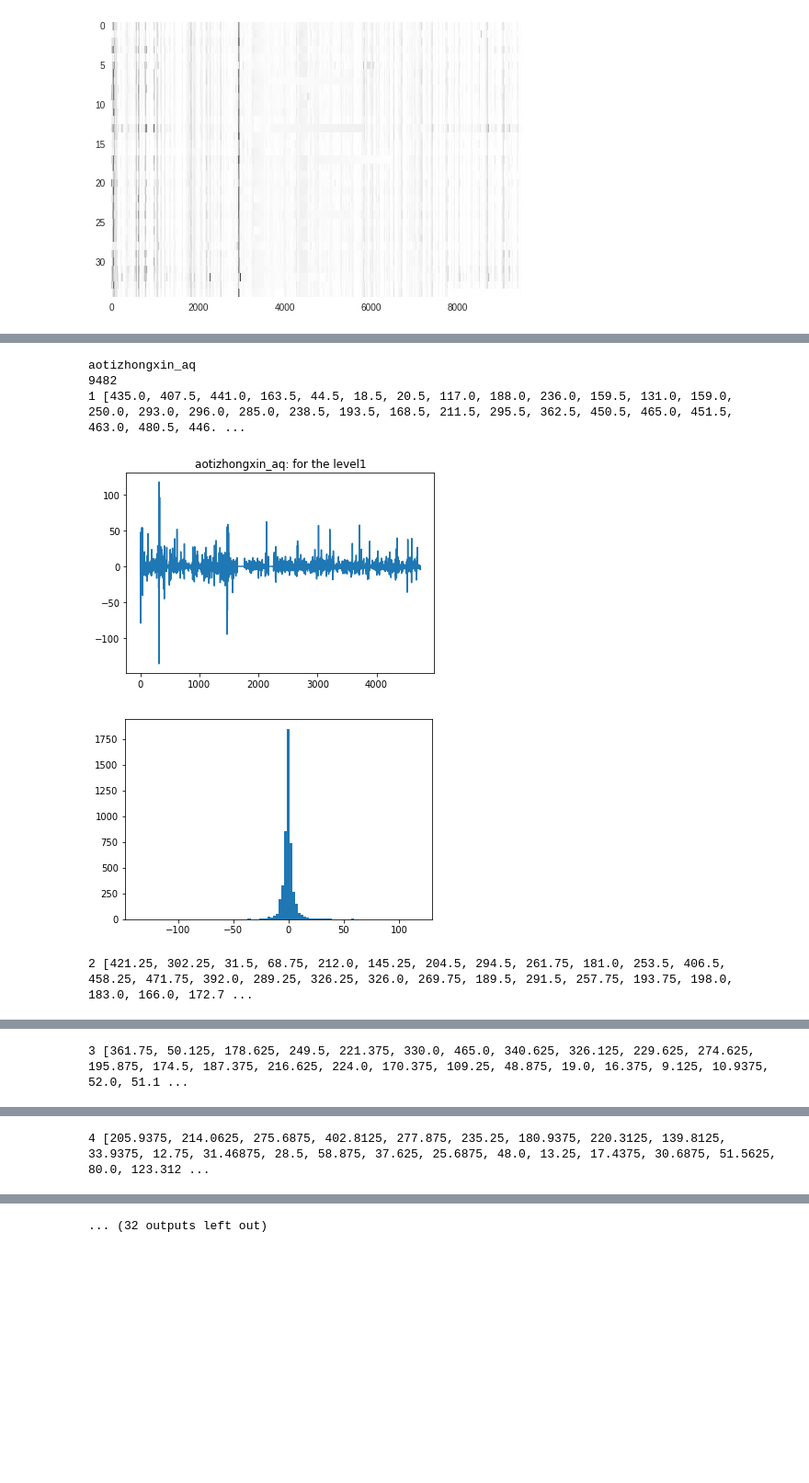
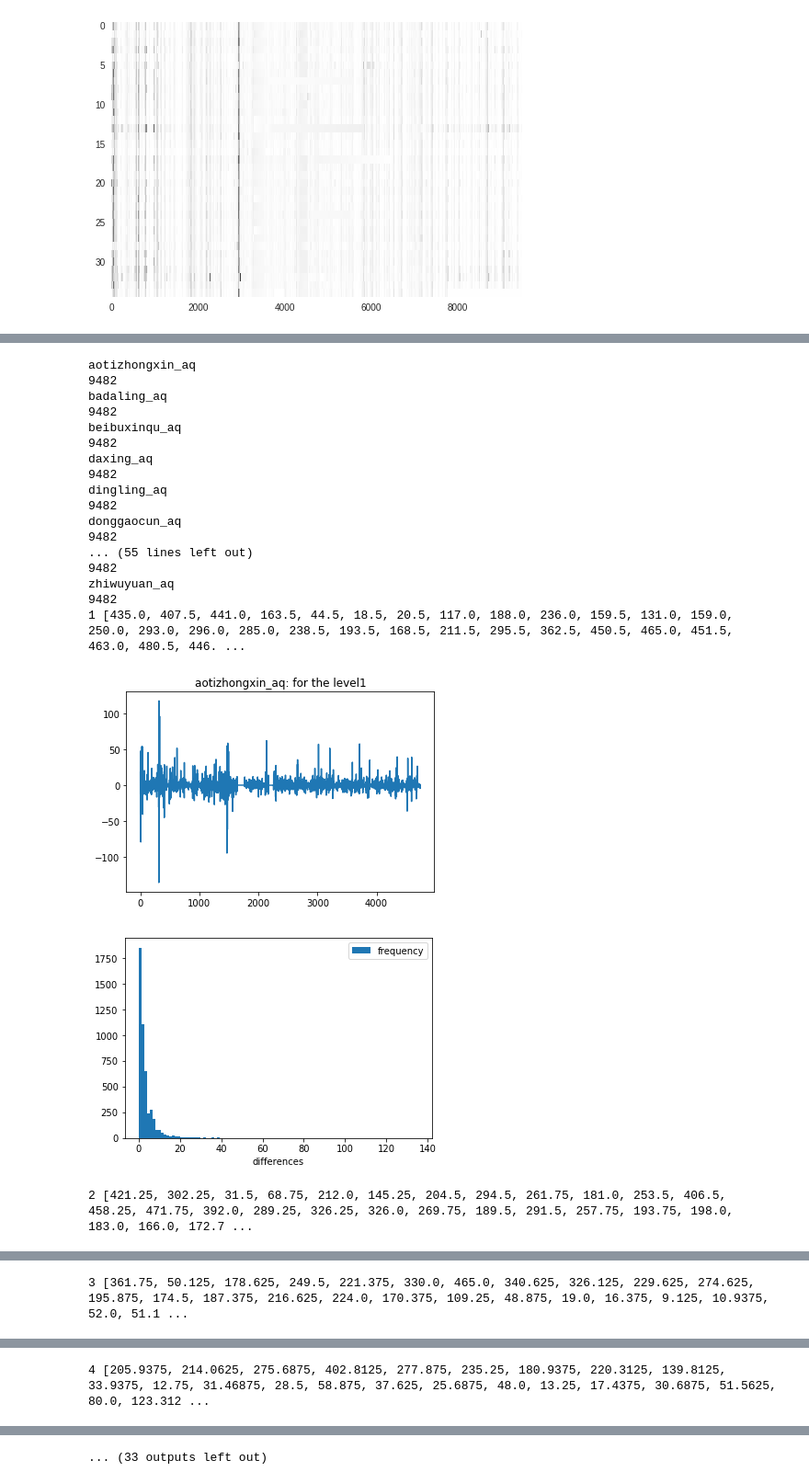
Before and after one commit to balilarder/master-ncku, a Jupyter notebook: wavelet.ipynb, the cells around one changed output, grey strips where cells are left out. Shown at 92% size. Saved outputs shown, nothing was run; the diff lists cells and outputs as text; code cells hidden in the pictures; blank space fills up the shorter version.

Commit message:
使用 Colaboratory 创建 average error for 3 lines

```diff
--- a/wavelet.ipynb
+++ b/wavelet.ipynb
@@ -140,7 +137,7 @@ plt.show()
 [figure]
 # %%
 # 可以show出timeseries
-v = time_series("aotizhongxin_aq", 'PM2.5')
+v = time_series("zhiwuyuan_aq", 'PM2.5')
 plt.plot(date_rng, v)
 plt.show()
 
@@ -263,17 +264,18 @@ print(t)
 # %%
+%%time
 import random
-
-
 
 # 觀察table的level, difference的關係, choose some sensors
 tables = {}
-for s in stations[:1]:
+origin_level_0 = {}
+# for s in stations[:1]:
+for s in stations:  # 取(多)全部測站，之後應把小波表弄成json避免每次都要計算所有測站
     print(s)
     v = time_series(s, 'PM2.5')
     v = interpolate_linear1d(v)
     print(len(v))
     tables[s] = wavelet_coefficient_table(v)
-
+    origin_level_0[s] = v
 
 def wavelet_coefficient_distribution(level, list_diff, stationid):
     # ex: {1: [x, x, x,... ]}
@@ -288,24 +290,29 @@ def wavelet_coefficient_distribution(level, list_diff, stationid):
     plt.title(label=str(stationid)+": for the level" + str(level))
     plt.show()
     # distribution histogram
-    bin_value = plt.hist(list_diff, bins = 100)    # bins now no matters, just help to show
+    abs_diff = list(map(abs, list_diff))
+
+    bin_value = plt.hist(abs_diff, bins = 100, label='frequency')    # bins now no matters, just help to show
+    plt.xlabel('differences')
+
+    plt.legend(loc='upper right')
     plt.show()
 #     print(bin_value)
 
 
 # 給一個level, try不同alpha(threshold概念)，filter需要的係數，用他們來還原成上一個level的資料
 # 當然alpha越高越像，因為會包含更多係數，但是變像的程度若不夠大只有一點點幫助那就定住，return final optimal-alpha
-def inverse_transform(level, datas_avg, datas_dif, alpha=0.1):
+def inverse_transform(level, datas_avg, datas_dif, alpha=0):
     # 先能產生一個boundary..
     boundary = '?'
 
     # diff取絕對值
     print("取絕對值")
     abs_diff = list(map(abs, datas_dif))
-    print(abs_diff)
+#     print(abs_diff)
     abs_diff.sort(reverse=True)
-    print(datas_dif)
-    print(abs_diff)
+#     print(datas_dif)
+#     print(abs_diff)
 
     try:
         boundary = abs_diff[int(len(datas_dif)*alpha)]
@@ -314,54 +321,73 @@ def inverse_transform(level, datas_avg, datas_dif, alpha=0.1):
     print("bounadary is %f" %(boundary))
 
     # gen a pair(i, j) 以取代一堆bool, 這是標記出level i, 的第j位超過要的boundary
-    evolving = []
+
+    evolving = [] # is a boolean list, tell if it is be classfied as pattern
 
     for i in range(len(datas_dif)):
         if abs(datas_dif[i]) >= boundary:
-            evolving.append((level, i))
+#             evolving.append((level, i))
+            evolving.append(1)
         else:
             datas_dif[i] = 0 # filter too small fluctuation
-    print(datas_dif)
-    print(len(datas_avg), len(datas_dif), len(evolving))
+            evolving.append(0)
+#     print(datas_dif)
+#     print(len(datas_avg), len(datas_dif), len(evolving))
 
     # 至於如何inverse, 就先用簡單的斜率概念，反正這也只是前後相減值, 目前想法：我就當那些相減值為0, 也就是不變(那段＝constant)
     inversed_data = []  # 長度是datas的2倍
     for x, y in zip(datas_avg, datas_dif):
         inversed_data.extend([x+y, x-y])
-    return inversed_data
+    return (inversed_data, evolving)
 
 
 for x in tables['aotizhongxin_aq'][1:]:
     print(x[0], x[1], x[2]) # level, average, difference
     pic = wavelet_coefficient_distribution(x[0], x[2], 'aotizhongxin_aq')
-# #     break
+#     break
 
 
-test = tables['aotizhongxin_aq'][6]
+test = tables['aotizhongxin_aq'][4]
 
 
-level, average, diff = test[0], test[1], test[2]
+level, average, diff = test[0], test[1].copy(), test[2].copy()
 
 # level = 3
 # average = [1, 7, 10, 20]
 # diff = [0, -1, -1, -5]
 print(level)
 print(average)
 print(diff)
 
-inv = inverse_transform(level, average, diff)
+inv, evol = inverse_transform(level, average, diff)
 print(inv)
 
-y1 = tables['aotizhongxin_aq'][5][1]
+y1 = tables['aotizhongxin_aq'][3][1]
 y2 = inv
-plt.plot(range(len(y1)), y1)
-plt.plot(range(len(y2)), y2)
+plt.plot(range(len(y1)), y1, label='level 3, original')
+plt.plot(range(len(y2)), y2, label='inversed transform by level 4')
+plt.legend(loc='upper right')
 plt.show()
+print(y2)
 # %% [output]
 aotizhongxin_aq
 9482
+badaling_aq
+9482
+beibuxinqu_aq
+9482
+daxing_aq
+9482
+dingling_aq
+9482
+donggaocun_aq
+9482
+... (55 lines left out)
+9482
+zhiwuyuan_aq
+9482
 1 [435.0, 407.5, 441.0, 163.5, 44.5, 18.5, 20.5, 117.0, 188.0, 236.0, 159.5, 131.0, 159.0, 250.0, 293.0, 296.0, 285.0, 238.5, 193.5, 168.5, 211.5, 295.5, 362.5, 450.5, 465.0, 451.5, 463.0, 480.5, 446. ...
 [figure]
-[figure, old version]
+[figure, new version]
 2 [421.25, 302.25, 31.5, 68.75, 212.0, 145.25, 204.5, 294.5, 261.75, 181.0, 253.5, 406.5, 458.25, 471.75, 392.0, 289.25, 326.25, 326.0, 269.75, 189.5, 291.5, 257.75, 193.75, 198.0, 183.0, 166.0, 172.7 ...
 [figure]
@@ -375 +401 @@ aotizhongxin_aq
-... (32 outputs left out)
+... (33 outputs left out)
```
Also changed, not shown: parts of 17 cells of this notebook.
